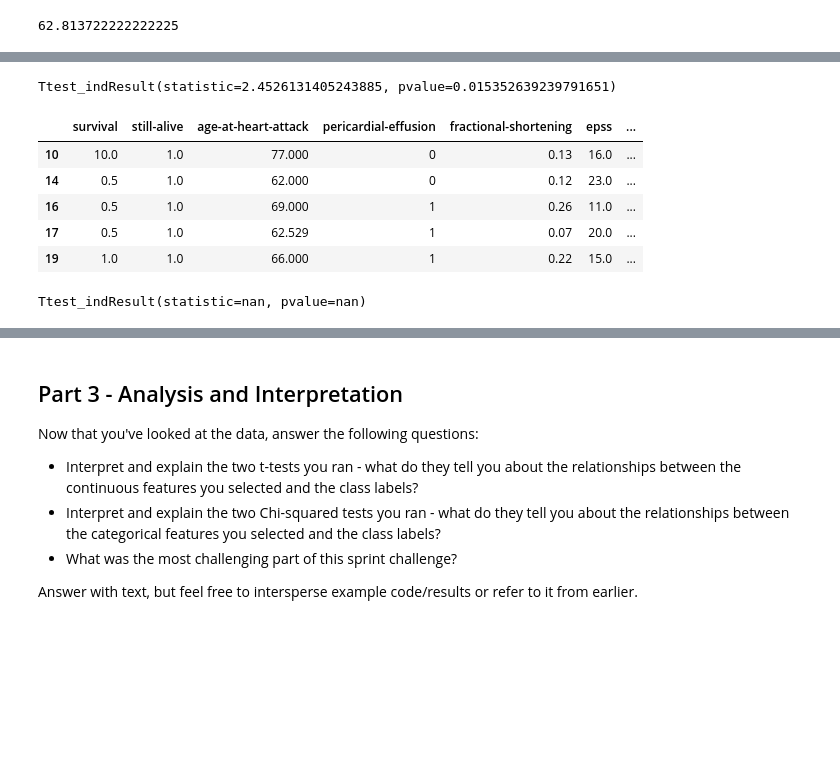
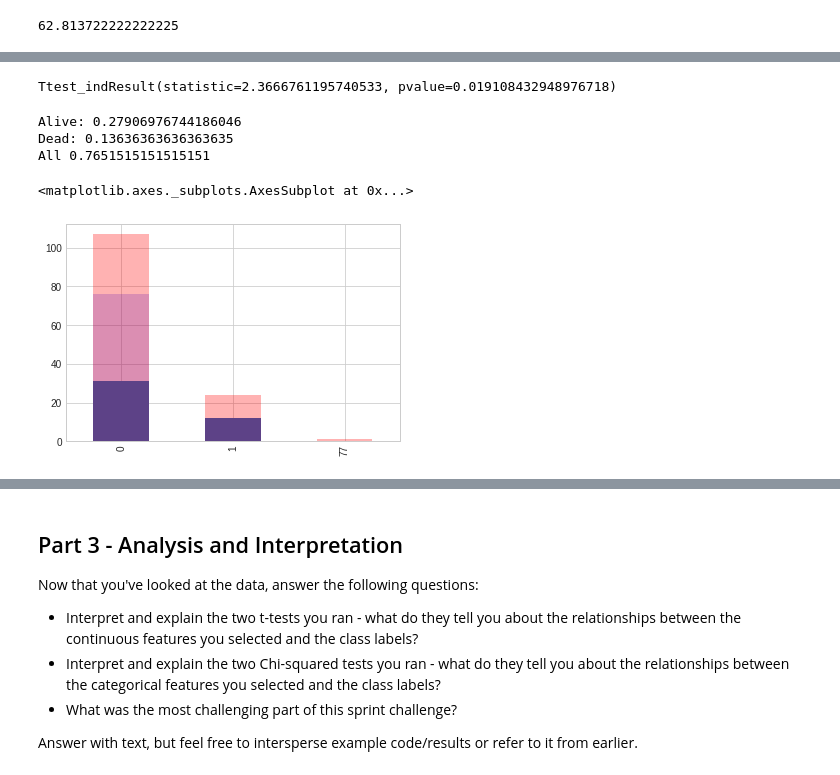
Before and after one commit to JoshuaHaga/DS-Unit-1-Sprint-1-Data-Wrangling-and-Storytelling, a Jupyter notebook: DS_Unit_1_Sprint_Challenge_2_Statistics.ipynb, the cells around one changed output, grey strips where cells are left out. Saved outputs shown, nothing was run; the diff lists cells and outputs as text; code cells hidden in the pictures; blank space fills up the shorter version.

```diff
--- a/DS_Unit_1_Sprint_Challenge_2_Statistics.ipynb
+++ b/DS_Unit_1_Sprint_Challenge_2_Statistics.ipynb
@@ -140,19 +140,20 @@ Ttest_indResult(statistic=2.2165294422402875, pvalue=0.02986013147831115)
 # %%
 #the age at heart attack is higher in those that survived one year
-ttest_ind(df_alive_at_1['age-at-heart-attack'],df['age-at-heart-attack'], nan_policy='omit' )
+ttest_ind(df_alive['age-at-heart-attack'],df['age-at-heart-attack'], nan_policy='omit' )
 # %% [output]
-Ttest_indResult(statistic=2.4526131405243885, pvalue=0.015352639239791651)
+Ttest_indResult(statistic=2.3666761195740533, pvalue=0.019108432948976718)
-# %%
-df_alive_at_1.head()
-# %% [output]
-|  | survival | still-alive | age-at-heart-attack | pericardial-effusion | fractional-shortening | epss | ... |
-| 10 | 10.0 | 1.0 | 77.000 | 0 | 0.13 | 16.0 | ... |
-| 14 | 0.5 | 1.0 | 62.000 | 0 | 0.12 | 23.0 | ... |
-| 16 | 0.5 | 1.0 | 69.000 | 1 | 0.26 | 11.0 | ... |
-| 17 | 0.5 | 1.0 | 62.529 | 1 | 0.07 | 20.0 | ... |
-| 19 | 1.0 | 1.0 | 66.000 | 1 | 0.22 | 15.0 | ... |
-# %%
-t_alive = ttest_ind(df_alive_at_1['still-alive'],df_alive_at_1['alive-at-1'], nan_policy='omit' )
-t_alive
-# %% [output]
-Ttest_indResult(statistic=nan, pvalue=nan)
+# %%
+print('Alive:', df_alive['pericardial-effusion'].mean())
+print('Dead:',df_dead['pericardial-effusion'].mean())
+print('All', df['pericardial-effusion'].mean())
+# %% [output]
+Alive: 0.27906976744186046
+Dead: 0.13636363636363635
+All 0.7651515151515151
+# %%
+df_alive['pericardial-effusion'].value_counts().plot(kind='bar')
+df_dead['pericardial-effusion'].value_counts().plot(kind='bar', color='b', alpha=0.2)
+df['pericardial-effusion'].value_counts().plot(kind='bar', color='R', alpha=0.3)
+# %% [output]
+<matplotlib.axes._subplots.AxesSubplot at 0x...>
+[figure, added]
```
Also changed, not shown: parts of 8 cells of this notebook.
